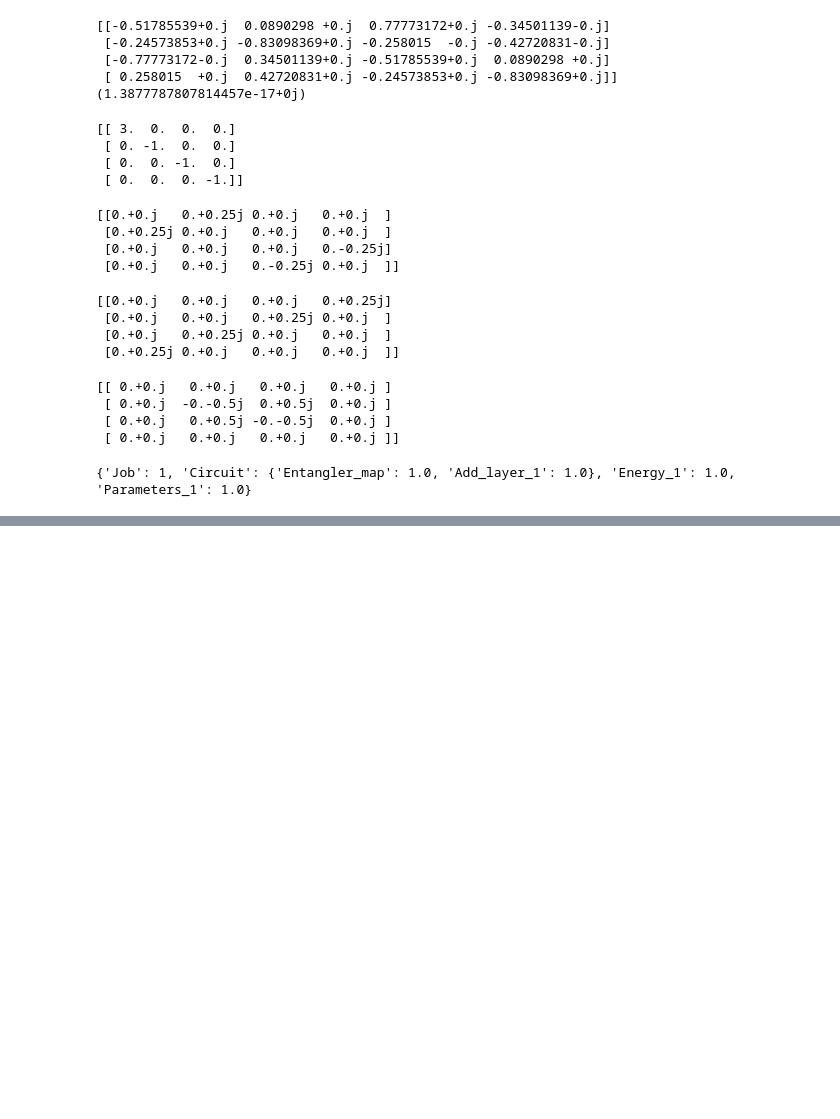
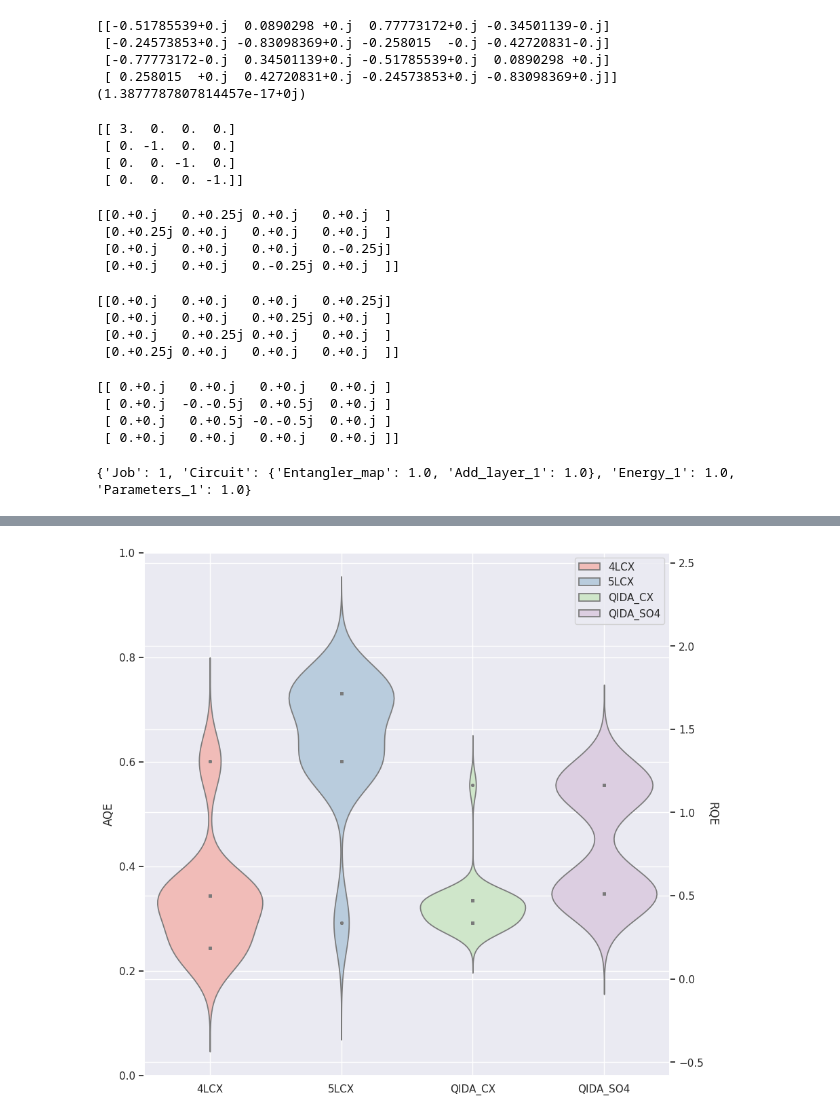
Before and after one commit to FabioTarocco/MULTILAYER-QIDA, a Jupyter notebook: things.ipynb, the cells around one changed output, grey strips where cells are left out. Drawn from its saved outputs; the diff is of its cells as text; code cells hidden in the pictures; blank space fills up the shorter version.

```diff
--- a/things.ipynb
+++ b/things.ipynb
@@ -339,0 +429,69 @@ print(new_entry)
+# %%
+import seaborn as sns
+import matplotlib.pyplot as plt
+import pandas as pd
+import numpy as np
+from pprint import pprint
+
+
+base_path = "./MULTIQIDA/VQE_res/"
+add_path = ["3x3/{}_3x3_4LCX.pkl","3x3/{}_3x3_5LCX.pkl","3x3/{}_3x3_1ACX_1VBCX_1VLCX.pkl","3x3/{}_3x3_1ASO4_1BSO4_1LSO4.pkl",
+            "2x6/{}_2x6_4LCX.pkl","2x6/{}_2x6_5LCX.pkl","2x6/{}_2x6_1ACX_1VBCX_1VCCX_1VDCX_1VLCX.pkl","2x6/{}_2x6_1ASO4_1BSO4_1CSO4_1DSO4_1LSO4.pkl",
+            "3x4/{}_3x4_4LCX.pkl","3x4/{}_3x4_5LCX.pkl","3x4/{}_3x4_6LCX.pkl","3x4/{}_3x4_1ACX_1VBCX_1VCCX_1VDCX_1VLCX.pkl","3x4/{}_3x4_1ASO4_1BSO4_1CSO4_1DSO4_1LSO4.pkl",
+            "3x4_mag/{}_3x4_mag_4LCX.pkl","3x4_mag/{}_3x4_mag_5LCX.pkl","3x4_mag/{}_3x4_mag_1ACX_1VBCX_1VCCX_1VLCX.pkl","3x4_mag/{}_3x4_mag_1ASO4_1BSO4_1CSO4_1LSO4.pkl",
+            "3x4_delta/{}_3x4_delta_4LCX.pkl","3x4_delta/{}_3x4_delta_5LCX.pkl","3x4_delta/{}_3x4_delta_6LCX.pkl","3x4_delta/{}_3x4_delta_1ACX_1VBCX_1VCCX_1VDCX_1VLCX.pkl","3x4_delta/{}_3x4_delta_1ASO4_1BSO4_1CSO4_1DSO4_1LSO4.pkl",
+            "3x4_delta_0_1/{}_3x4_delta_0_1_4LCX.pkl","3x4_delta_0_1/{}_3x4_delta_0_1_5LCX.pkl","3x4_delta_0_1/{}_3x4_delta_0_1_1ACX_1VBCX_1VCCX_1VLCX.pkl","3x4_delta_0_1/{}_3x4_delta_0_1_1ASO4_1BSO4_1CSO4_1LSO4.pkl"]
+path_complete = []
+for p in add_path:
+    path_complete.append(base_path+p)
+print(path_complete)
+NVQE  = 50
+n_configs = [4,4,5,4,5,4]
+n_systems = ["3x3","2x6","3x4","3x4_mag","3x4_delta","3x4_delta_0_1"]
+c1 = ['4LCX','5LCX','QIDA_CX','QIDA_SO4']
+c2 = ['4LCX','5LCX','6LCX','QIDA_CX','QIDA_SO4']
+
+system_complete = []
+for ns in range(len(n_systems)):
+    for _ in range(NVQE*n_configs[ns]):
+        system_complete.append(n_systems[ns])
+
+print(system_complete.count("3x3"))
+
+
+configs_complete = []
+for ns in range(len(n_systems)):
+    if n_configs[ns]==4:
+        for cf in c1:
+            for _ in range(NVQE):
+                configs_complete.append(cf)
+    else:
+        for cf in c2:
+            for _ in range(NVQE):
+                configs_complete.append(cf)
+
+print(configs_complete)
+
+value_complete = np.repeat(np.random.exponential(size=NVQE),np.sum(n_configs))
+
+df = pd.DataFrame(data={'En':value_complete, 'Config':configs_complete,'System':system_complete})
+
+print(df)
+sel = "3x4_delta_0_1"
+sns.set(style="darkgrid")
+df_sel = df[df['System']==sel]
+
+print(len(df_sel))
+fig, ax1 = plt.subplots(figsize=(10,10))
+ax2 = ax1.twinx()
+ax1.set_ylabel("AQE")
+ax2.set_ylabel("RQE",labelpad=15,rotation=-90)
+ax1 = sns.violinplot(y="En", x="Config", hue="Config", data=df_sel,inner='points', palette="Pastel1",cut=4)
+c = plt.gca().get_children()
+if len(df_sel) == 200:
+    plt.legend([c[0],c[2],c[4],c[6]],c1)
+else:
+    plt.legend([c[0],c[2],c[4],c[6],c[8]],c2)
+plt.xlabel("Configurations")
+plt.show()
+# %% [output]
@@ -339,0 +516 @@ print(new_entry)
+[figure, added]
```
Also changed, not shown: parts of 12 cells of this notebook, 6 other files.
